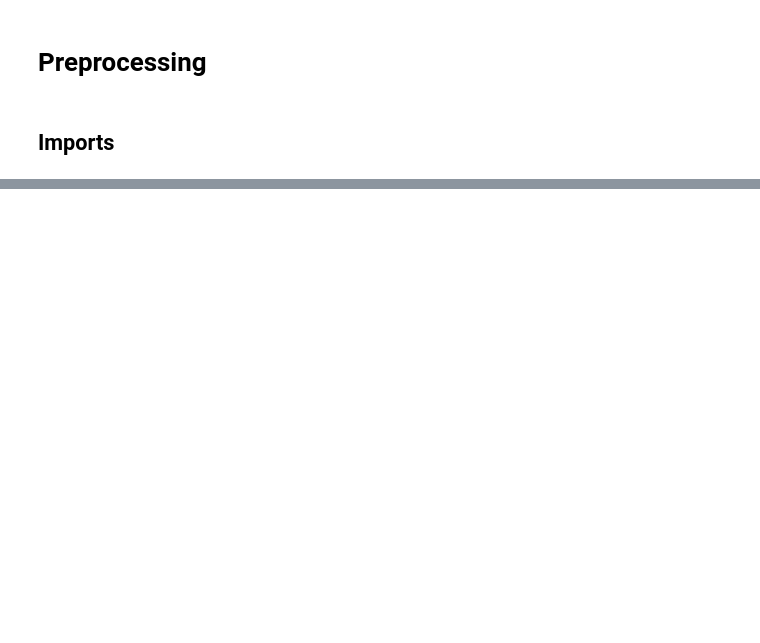
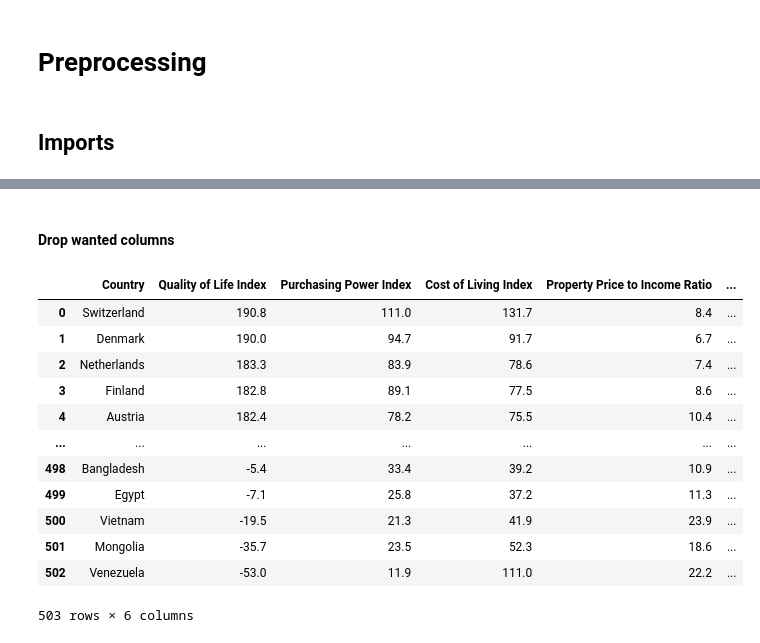
Before and after one commit to dalnakeb/Information_Visualisation_Project, a Jupyter notebook: notebooks/preprocessing.ipynb, the cells around one changed output, grey strips where cells are left out. Saved outputs shown, nothing was run; the diff lists cells and outputs as text; code cells hidden in the pictures; blank space fills up the shorter version.

```diff
--- a/notebooks/preprocessing.ipynb
+++ b/notebooks/preprocessing.ipynb
@@ -70,0 +119,19 @@ unicorn_startups_df.to_csv(posix.joint(DATA_PATH, ""))
+# %% [markdown]
+#### Drop wanted columns
+# %%
+qol_df = qol_df.drop(columns=["Rank", "Safety Index", "Health Care Index", "Traffic Commute Time Index", "Pollution Index", "Climate Index"])
+qol_df
+# %% [output]
+|  | Country | Quality of Life Index | Purchasing Power Index | Cost of Living Index | Property Price to Income Ratio | ... |
+| 0 | Switzerland | 190.8 | 111.0 | 131.7 | 8.4 | ... |
+| 1 | Denmark | 190.0 | 94.7 | 91.7 | 6.7 | ... |
+| 2 | Netherlands | 183.3 | 83.9 | 78.6 | 7.4 | ... |
+| 3 | Finland | 182.8 | 89.1 | 77.5 | 8.6 | ... |
+| 4 | Austria | 182.4 | 78.2 | 75.5 | 10.4 | ... |
+| ... | ... | ... | ... | ... | ... | ... |
+| 498 | Bangladesh | -5.4 | 33.4 | 39.2 | 10.9 | ... |
+| 499 | Egypt | -7.1 | 25.8 | 37.2 | 11.3 | ... |
+| 500 | Vietnam | -19.5 | 21.3 | 41.9 | 23.9 | ... |
+| 501 | Mongolia | -35.7 | 23.5 | 52.3 | 18.6 | ... |
+| 502 | Venezuela | -53.0 | 11.9 | 111.0 | 22.2 | ... |
+503 rows × 6 columns
```
Also changed, not shown: parts of 39 cells of this notebook, 7 other files.
